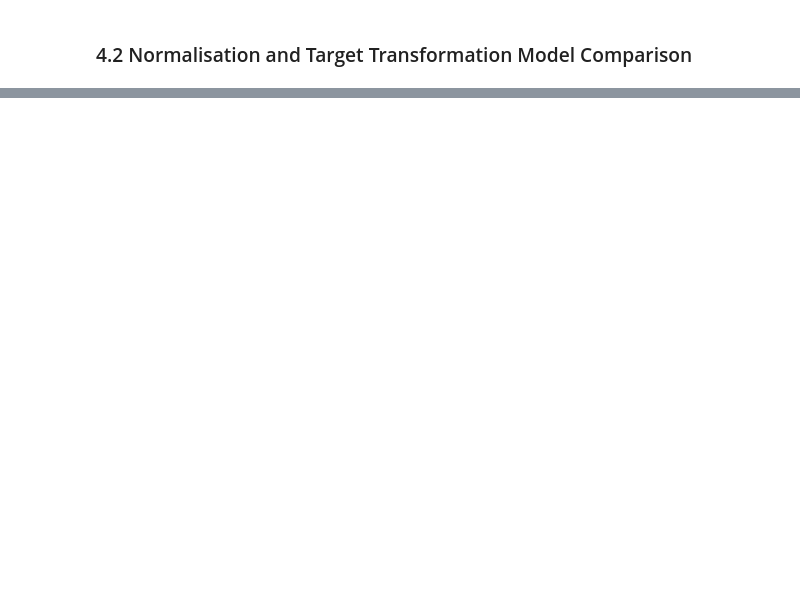
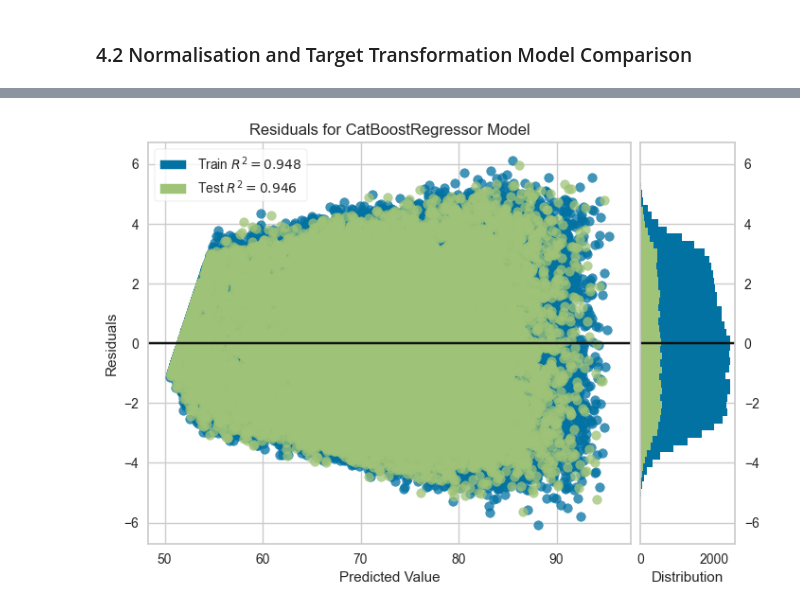
Before and after one commit to 1008tommy/mlops-assignment, a Jupyter notebook: darren/notebooks/modelling.ipynb, the cells around one changed output, grey strips where cells are left out. Drawn from its saved outputs; the diff is of its cells as text; code cells hidden in the pictures; blank space fills up the shorter version.

```diff
--- a/darren/notebooks/modelling.ipynb
+++ b/darren/notebooks/modelling.ipynb
@@ -789,0 +1070,6 @@ tuned_preprocessing_results = preprocessing_exp.pull()
+# %%
+preprocessing_exp.plot_model(
+    tuned_best_model,
+    plot="residuals"
+)
+# %% [output]
@@ -789,0 +1077 @@ tuned_preprocessing_results = preprocessing_exp.pull()
+[figure, added]
```
Also changed, not shown: parts of 58 cells of this notebook, 3 other files.
